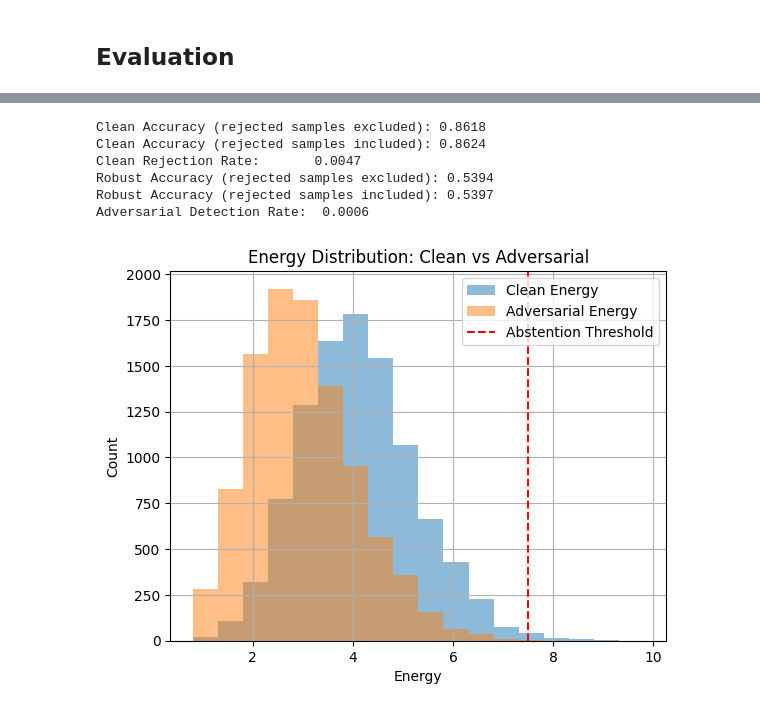
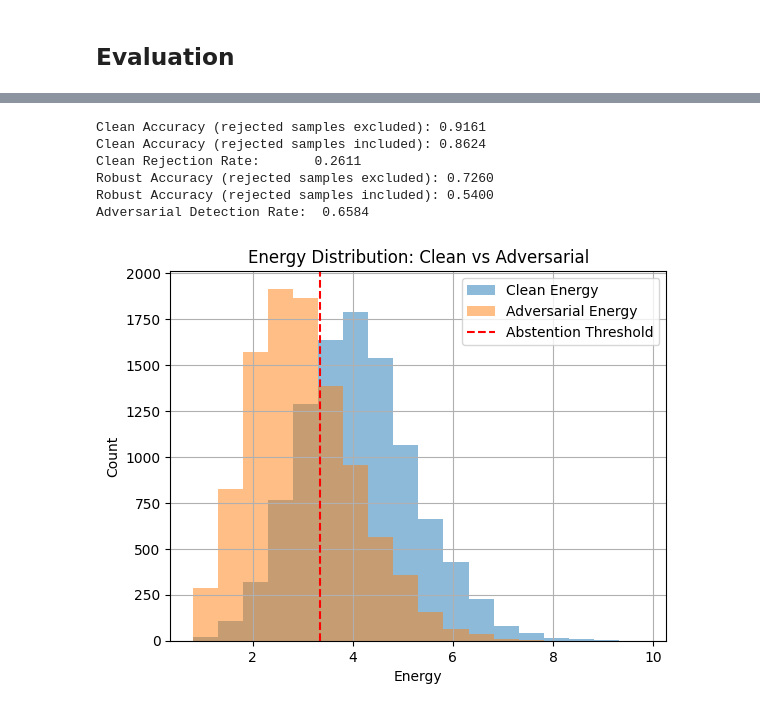
Before and after one commit to ArtMGreen/manifold-projection-layer, a Jupyter notebook: experiments.ipynb, the cells around one changed output, grey strips where cells are left out. Drawn from its saved outputs; the diff is of its cells as text; code cells hidden in the pictures.

```diff
--- a/experiments.ipynb
+++ b/experiments.ipynb
@@ -135,28 +57,31 @@ import torch.nn.functional as F
 #from config import alpha_fgsm
 
 def fgsm_attack(model, x, y, loss_fn, alpha):
+    model.eval()
     x_adv = x.detach().clone().requires_grad_(True)
     logits, _ = model(x_adv)
     loss = loss_fn(logits, y)
     loss.backward()
     x_adv = x_adv + alpha * x_adv.grad.sign()
-    x_adv = torch.clamp(x_adv, 0, 1)
+    x_adv = torch.clamp(x_adv, 0, 1) # Clamping to [0, 1] when we shouldn't (?), see the section where we form a loader
     return x_adv.detach()
 
 def compute_loss(model, x, y, loss_fn, epsilon, delta, lambda_energy):
     logits_clean, energy_clean = model(x)
-    loss_clean = loss_fn(logits_clean, y)
-
+    loss_clean = loss_fn(logits_clean, y, reduction="mean")
+    # model.eval() is called inside fgsm_attack()
     x_adv = fgsm_attack(model, x, y, loss_fn, alpha_fgsm)
+    model.train()
     logits_adv, energy_adv = model(x_adv)
-    loss_adv = loss_fn(logits_adv, y)
+    loss_adv = loss_fn(logits_adv, y, reduction="mean")
 
     loss_energy = 0
     if lambda_energy != 0:
         loss_energy = lambda_energy * (
             F.relu(energy_clean - epsilon) +
             F.relu(epsilon + delta - energy_adv)
-        ).mean()
+        ).mean(dim=0)
+        loss_energy = loss_energy.mean()
 
     total_loss = loss_clean + loss_adv + loss_energy
 
@@ -282,4 +148,4 @@ torch.save(model.state_dict(), "model.pt")
 ## Evaluation
 # %%
 model = ModelWrapper(num_classes).to(device)
-model.load_state_dict(torch.load("model.pt"))
+model.load_state_dict(torch.load("resnet18_04aug.pt"))
@@ -392,12 +260,12 @@ Adversarial Detection Rate:  0.0009
 [figure]
 # %%
-E_clean, E_adv = evaluate(model, test_loader, epsilon_energy+0.5*delta_energy)
-energy_hist(E_clean, E_adv, epsilon_energy+0.5*delta_energy)
+E_clean, E_adv = evaluate(model, test_loader, epsilon_energy-0.33*delta_energy)
+energy_hist(E_clean, E_adv, epsilon_energy-0.33*delta_energy)
 # %% [output]
-Clean Accuracy (rejected samples excluded): 0.8618
+Clean Accuracy (rejected samples excluded): 0.9161
 Clean Accuracy (rejected samples included): 0.8624
-Clean Rejection Rate:       0.0047
-Robust Accuracy (rejected samples excluded): 0.5394
-Robust Accuracy (rejected samples included): 0.5397
-Adversarial Detection Rate:  0.0006
+Clean Rejection Rate:       0.2611
+Robust Accuracy (rejected samples excluded): 0.7260
+Robust Accuracy (rejected samples included): 0.5400
+Adversarial Detection Rate:  0.6584
-[figure, old version]
+[figure, new version]
```
Also changed, not shown: parts of 8 cells of this notebook, 3 other files.
